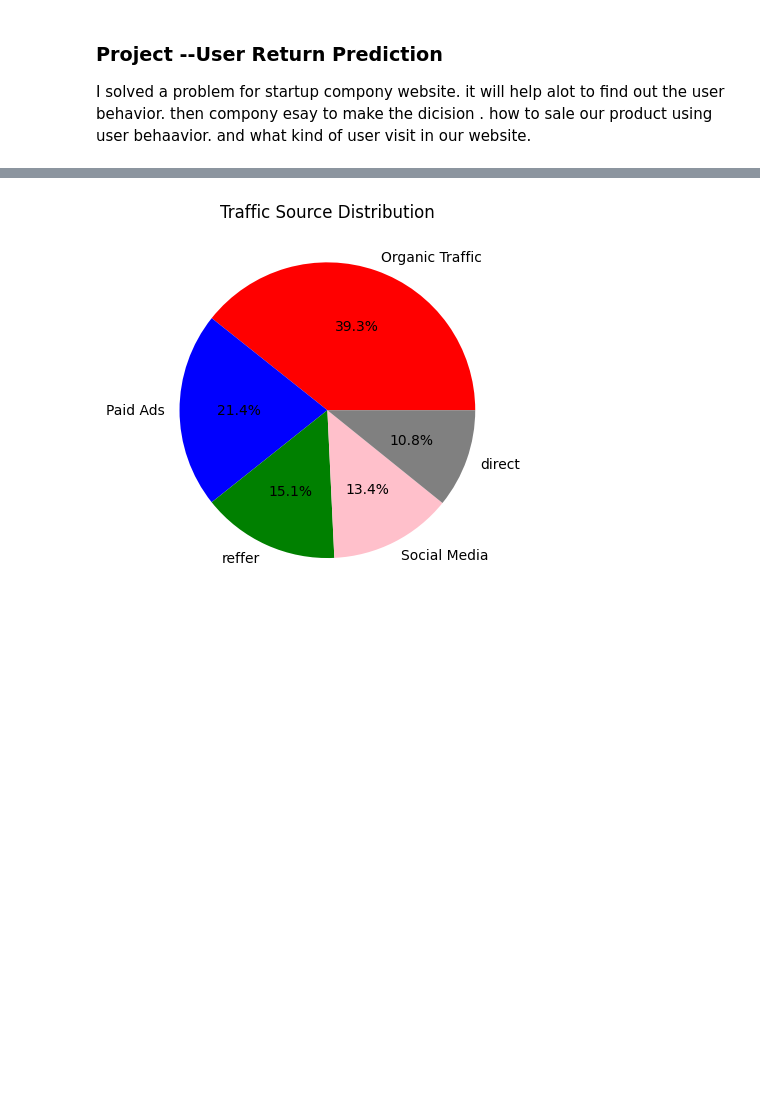
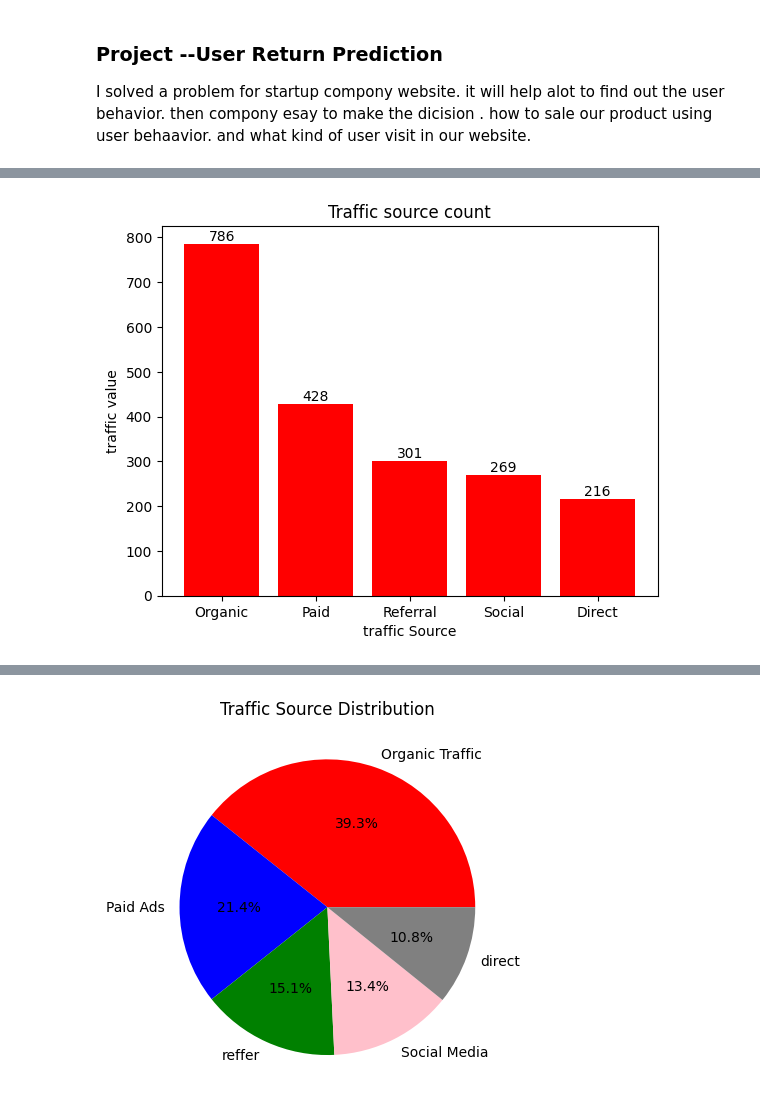
Before and after one commit to Himanshutiwari321/machine--learning-course, a Jupyter notebook: Projects-ML/project3_URP.ipynb, the cells around one changed output, grey strips where cells are left out. Saved outputs shown, nothing was run; the diff lists cells and outputs as text; code cells hidden in the pictures; blank space fills up the shorter version.

```diff
--- a/Projects-ML/project3_URP.ipynb
+++ b/Projects-ML/project3_URP.ipynb
@@ -15,3 +15,26 @@ df.head()
 | 2 | 4 | 1.621052 | 0.397986 | Organic | 9.636170 | 2 | ... |
 | 3 | 5 | 3.629279 | 0.180458 | Organic | 2.071925 | 3 | ... |
 | 4 | 5 | 4.235843 | 0.291541 | Paid | 1.960654 | 5 | ... |
+# %%
+#bar chart for Traffic Source , count tolal value than distribute each category
+
+counts = df["Traffic Source"].value_counts()
+
+plt.bar( counts.index, counts.values,color="red")
+
+plt.xlabel("traffic Source")
+plt.ylabel("traffic value")
+plt.title("Traffic source count")
+
+for i in range(len(counts)):
+    plt.text(
+        counts.index[i],
+        counts.values[i],
+        counts.values[i],
+        ha='center',
+        va='bottom'
+    )
+
+plt.show()
+# %% [output]
+[figure, added]
```
Also changed, not shown: parts of 6 cells of this notebook.
